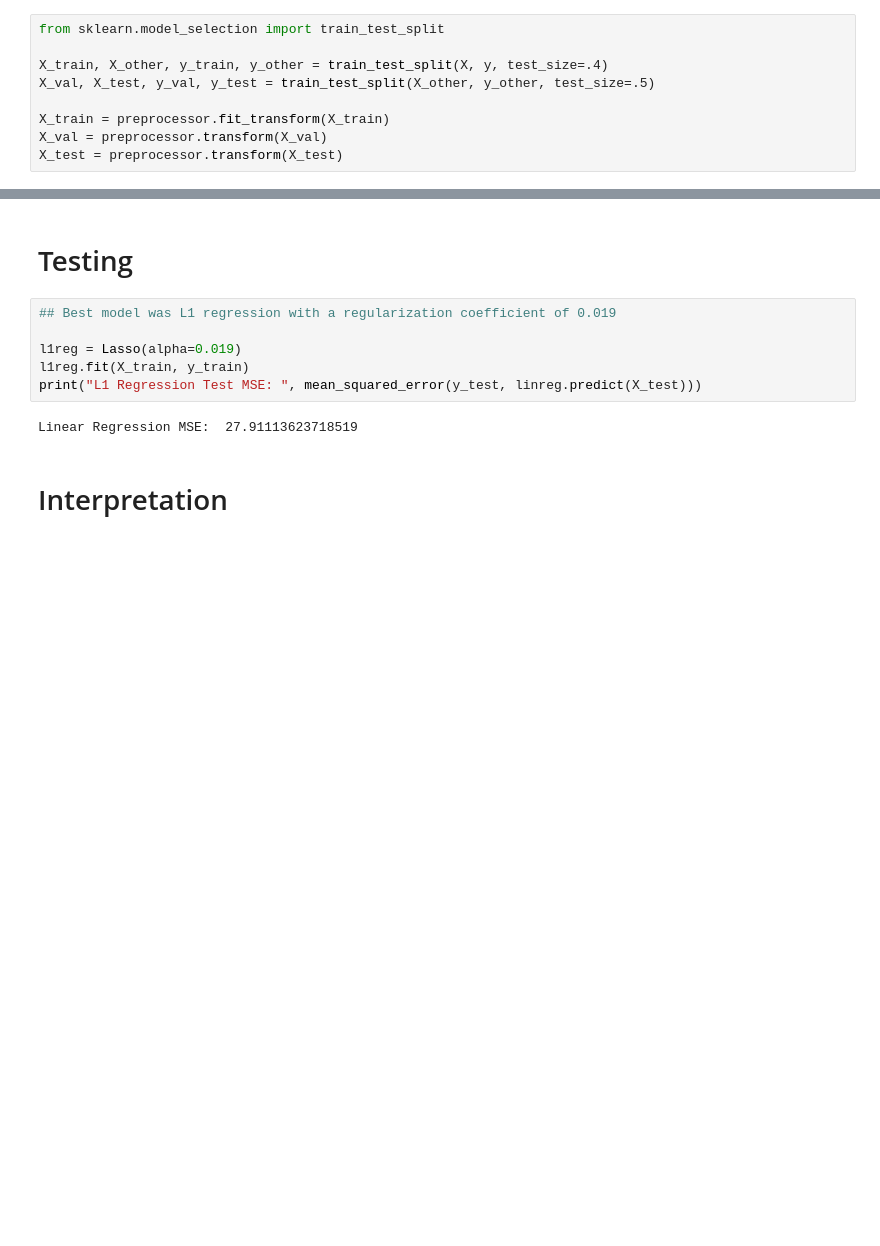
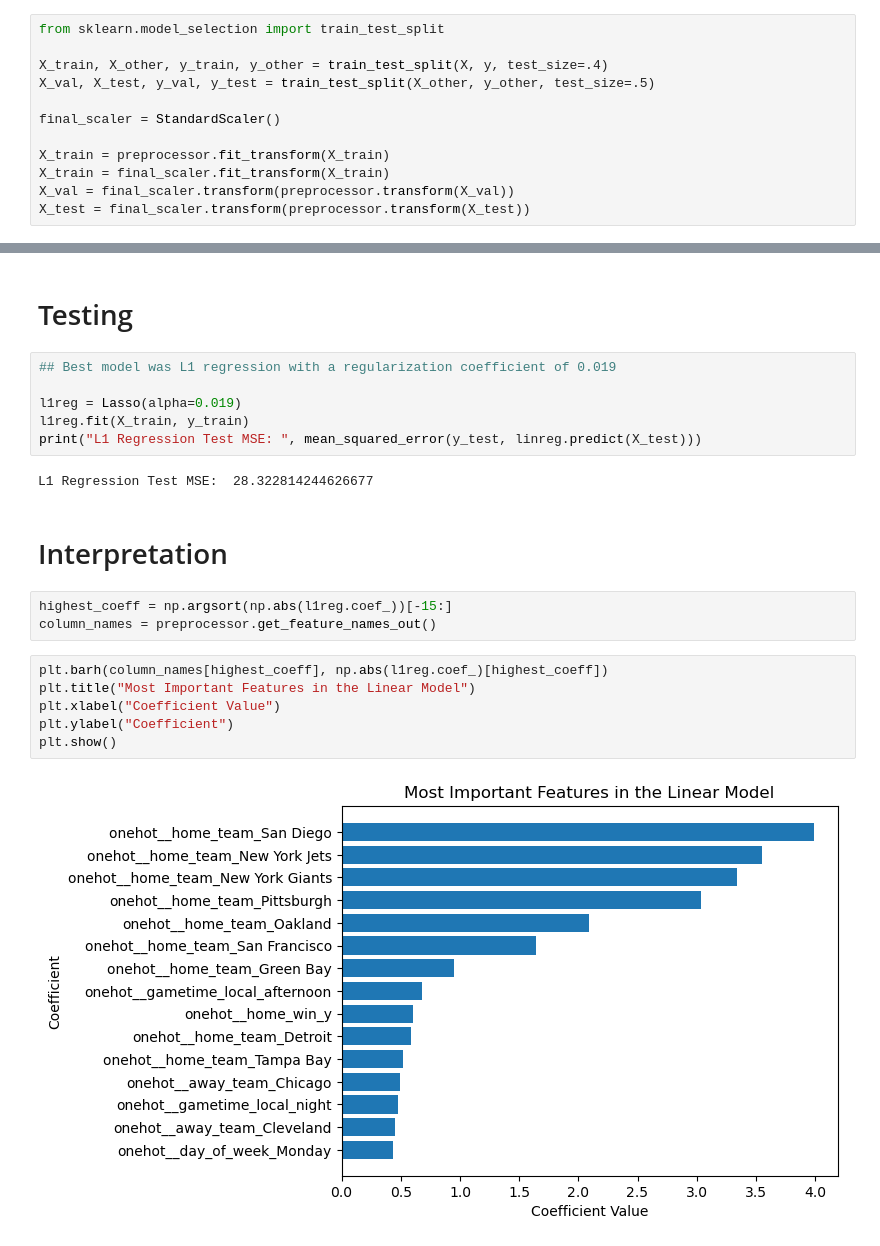
Before and after one commit to jacobaxel/mlfinal, a Jupyter notebook: src/Project Notebook.ipynb, the cells around one changed output, grey strips where cells are left out. Cells and saved outputs as stored; diff of their text form; blank space fills up the shorter version.

```diff
--- a/src/Project Notebook.ipynb
+++ b/src/Project Notebook.ipynb
@@ -162,9 +160,12 @@ from sklearn.model_selection import train_test_split
 X_train, X_other, y_train, y_other = train_test_split(X, y, test_size=.4)
 X_val, X_test, y_val, y_test = train_test_split(X_other, y_other, test_size=.5)
 
+final_scaler = StandardScaler()
+
 X_train = preprocessor.fit_transform(X_train)
-X_val = preprocessor.transform(X_val)
-X_test = preprocessor.transform(X_test)
+X_train = final_scaler.fit_transform(X_train)
+X_val = final_scaler.transform(preprocessor.transform(X_val))
+X_test = final_scaler.transform(preprocessor.transform(X_test))
 # %% [markdown]
 # Modeling
 # %%
@@ -247,6 +248,17 @@ l1reg = Lasso(alpha=0.019)
 l1reg.fit(X_train, y_train)
 print("L1 Regression Test MSE: ", mean_squared_error(y_test, linreg.predict(X_test)))
 # %% [output]
-Linear Regression MSE:  27.91113623718519
+L1 Regression Test MSE:  28.322814244626677
 # %% [markdown]
 # Interpretation
+# %%
+highest_coeff = np.argsort(np.abs(l1reg.coef_))[-15:]
+column_names = preprocessor.get_feature_names_out()
+# %%
+plt.barh(column_names[highest_coeff], np.abs(l1reg.coef_)[highest_coeff])
+plt.title("Most Important Features in the Linear Model")
+plt.xlabel("Coefficient Value")
+plt.ylabel("Coefficient")
+plt.show()
+# %% [output]
+[figure, added]
```
Also changed, not shown: parts of 6 cells of this notebook, 1 other file.
